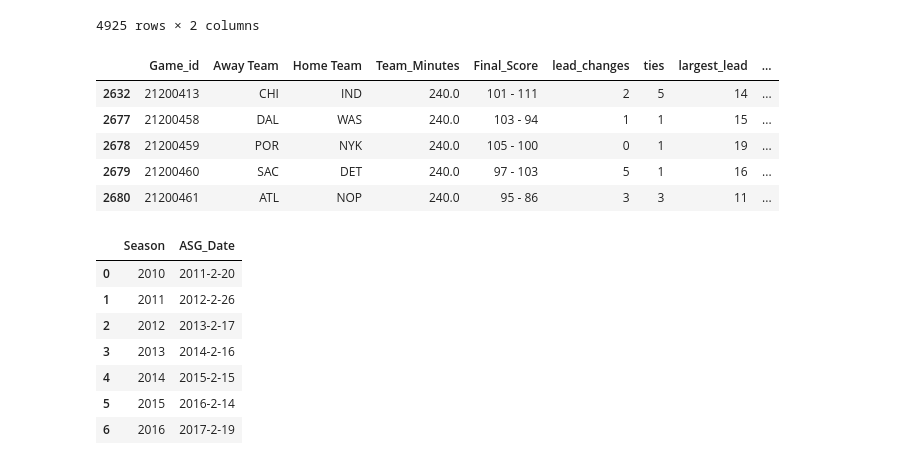
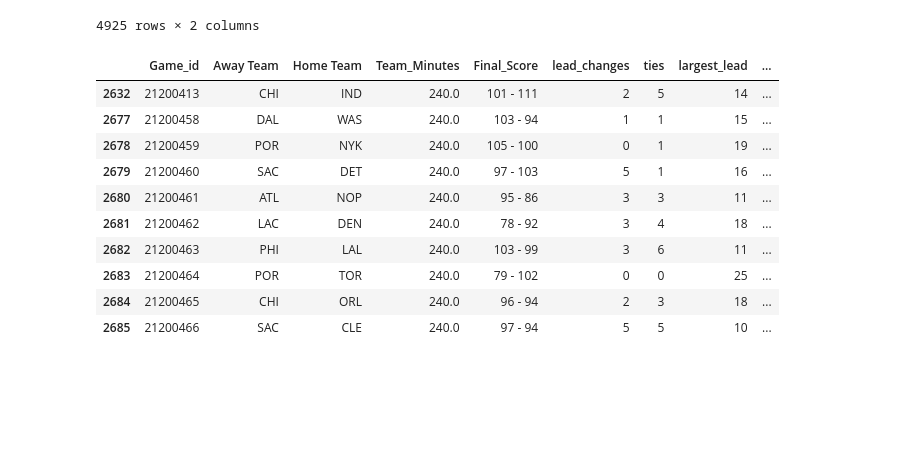
Before and after one commit to leohentschker/nbahack, a Jupyter notebook: data_clean.ipynb, the cells around one changed output. Saved outputs shown, nothing was run; the diff lists cells and outputs as text; code cells hidden in the pictures; blank space fills up the shorter version.

```diff
--- a/data_clean.ipynb
+++ b/data_clean.ipynb
@@ -303,27 +303,21 @@ for i in range(0, new_gam_len):
         )
     new_gam.iloc[i, :] = row
 # %%
-new_gam.head()
+new_gam.head(10)
 # %% [output]
 |  | Game_id | Away Team | Home Team | Team_Minutes | Final_Score | lead_changes | ties | largest_lead | ... |
 | 2632 | 21200413 | CHI | IND | 240.0 | 101 - 111 | 2 | 5 | 14 | ... |
 | 2677 | 21200458 | DAL | WAS | 240.0 | 103 - 94 | 1 | 1 | 15 | ... |
 | 2678 | 21200459 | POR | NYK | 240.0 | 105 - 100 | 0 | 1 | 19 | ... |
 | 2679 | 21200460 | SAC | DET | 240.0 | 97 - 103 | 5 | 1 | 16 | ... |
 | 2680 | 21200461 | ATL | NOP | 240.0 | 95 - 86 | 3 | 3 | 11 | ... |
+| 2681 | 21200462 | LAC | DEN | 240.0 | 78 - 92 | 3 | 4 | 18 | ... |
+| 2682 | 21200463 | PHI | LAL | 240.0 | 103 - 99 | 3 | 6 | 11 | ... |
+| 2683 | 21200464 | POR | TOR | 240.0 | 79 - 102 | 0 | 0 | 25 | ... |
+| 2684 | 21200465 | CHI | ORL | 240.0 | 96 - 94 | 2 | 3 | 18 | ... |
+| 2685 | 21200466 | SAC | CLE | 240.0 | 97 - 94 | 5 | 5 | 10 | ... |
 # %%
 asg['ASG_Date'] = asg['ASG_Date'].apply(lambda x: x.split('/'))
 asg['ASG_Date'] = asg['ASG_Date'].apply(
     lambda x: '20' + x[2] + '-' + x[0] + '-' + x[1]
 )
-# %%
-asg
-# %% [output]
-|  | Season | ASG_Date |
-| 0 | 2010 | 2011-2-20 |
-| 1 | 2011 | 2012-2-26 |
-| 2 | 2012 | 2013-2-17 |
-| 3 | 2013 | 2014-2-16 |
-| 4 | 2014 | 2015-2-15 |
-| 5 | 2015 | 2016-2-14 |
-| 6 | 2016 | 2017-2-19 |
```
Also changed, not shown: parts of 5 cells of this notebook.
